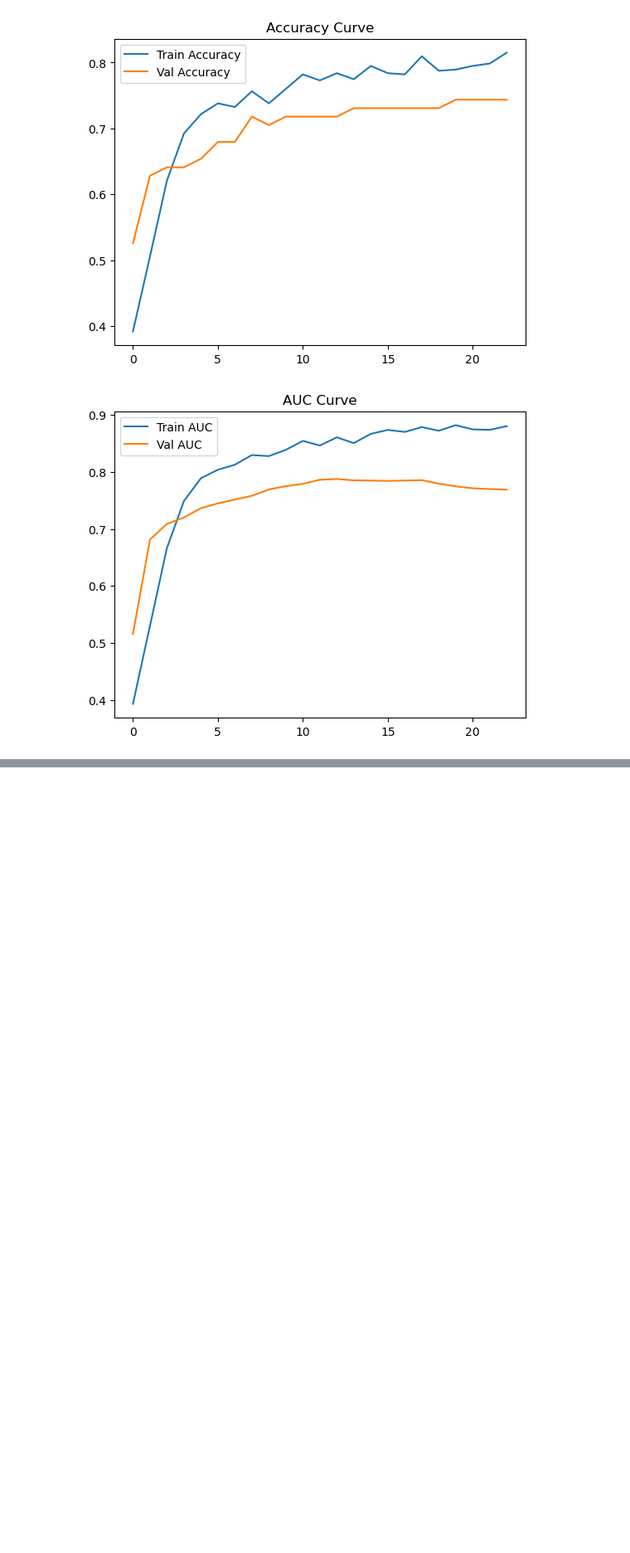
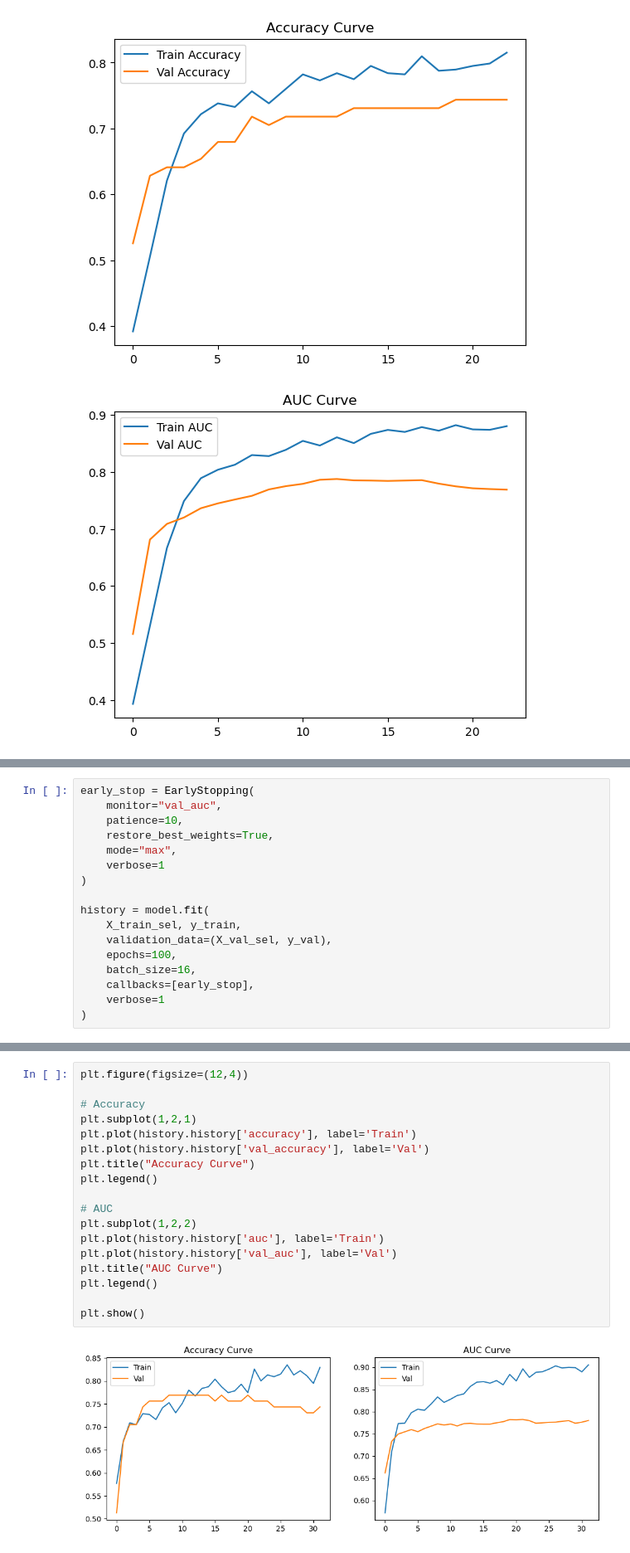
Before and after one commit to trinabh12/Pediatric-Appendicitis-Prediction-and-Diagnosis-using-Machine-Learning, a Jupyter notebook: notebooks/MLP_for_phase1_test.ipynb, the cells around one changed output, grey strips where cells are left out. Shown at 83% size. Drawn from its saved outputs; the diff is of its cells as text; blank space fills up the shorter version.

```diff
--- a/notebooks/MLP_for_phase1_test.ipynb
+++ b/notebooks/MLP_for_phase1_test.ipynb
@@ -208,0 +297,17 @@ results_df.sort_values("accuracy", ascending=False)
+# %%
+early_stop = EarlyStopping(
+    monitor="val_auc",
+    patience=10,
+    restore_best_weights=True,
+    mode="max",
+    verbose=1
+)
+
+history = model.fit(
+    X_train_sel, y_train,
+    validation_data=(X_val_sel, y_val),
+    epochs=100,
+    batch_size=16,
+    callbacks=[early_stop],
+    verbose=1
+)
@@ -208,0 +332,20 @@ results_df.sort_values("accuracy", ascending=False)
+# %%
+plt.figure(figsize=(12,4))
+
+# Accuracy
+plt.subplot(1,2,1)
+plt.plot(history.history['accuracy'], label='Train')
+plt.plot(history.history['val_accuracy'], label='Val')
+plt.title("Accuracy Curve")
+plt.legend()
+
+# AUC
+plt.subplot(1,2,2)
+plt.plot(history.history['auc'], label='Train')
+plt.plot(history.history['val_auc'], label='Val')
+plt.title("AUC Curve")
+plt.legend()
+
+plt.show()
+# %% [output]
+[figure, added]
```
Also changed, not shown: parts of 17 cells of this notebook, 1 other file.
